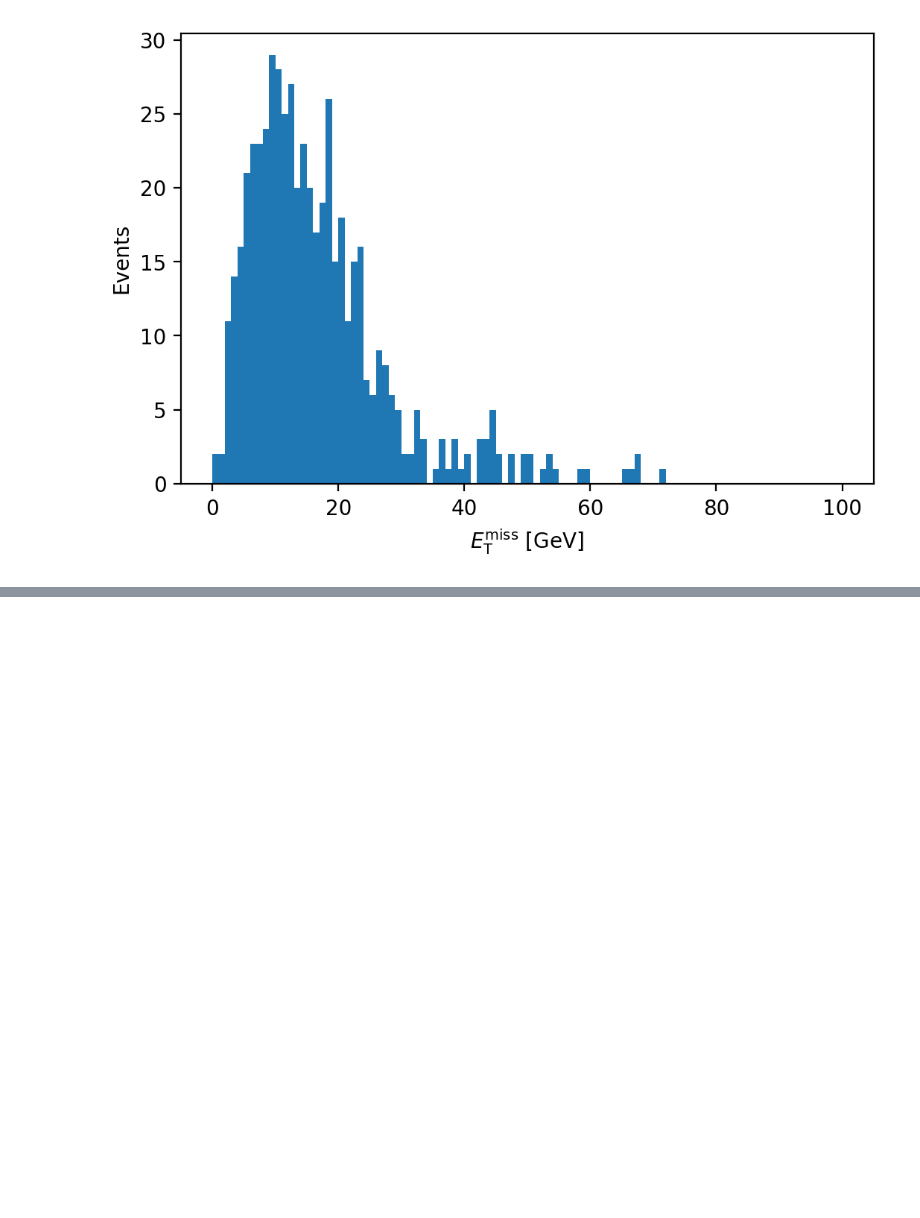
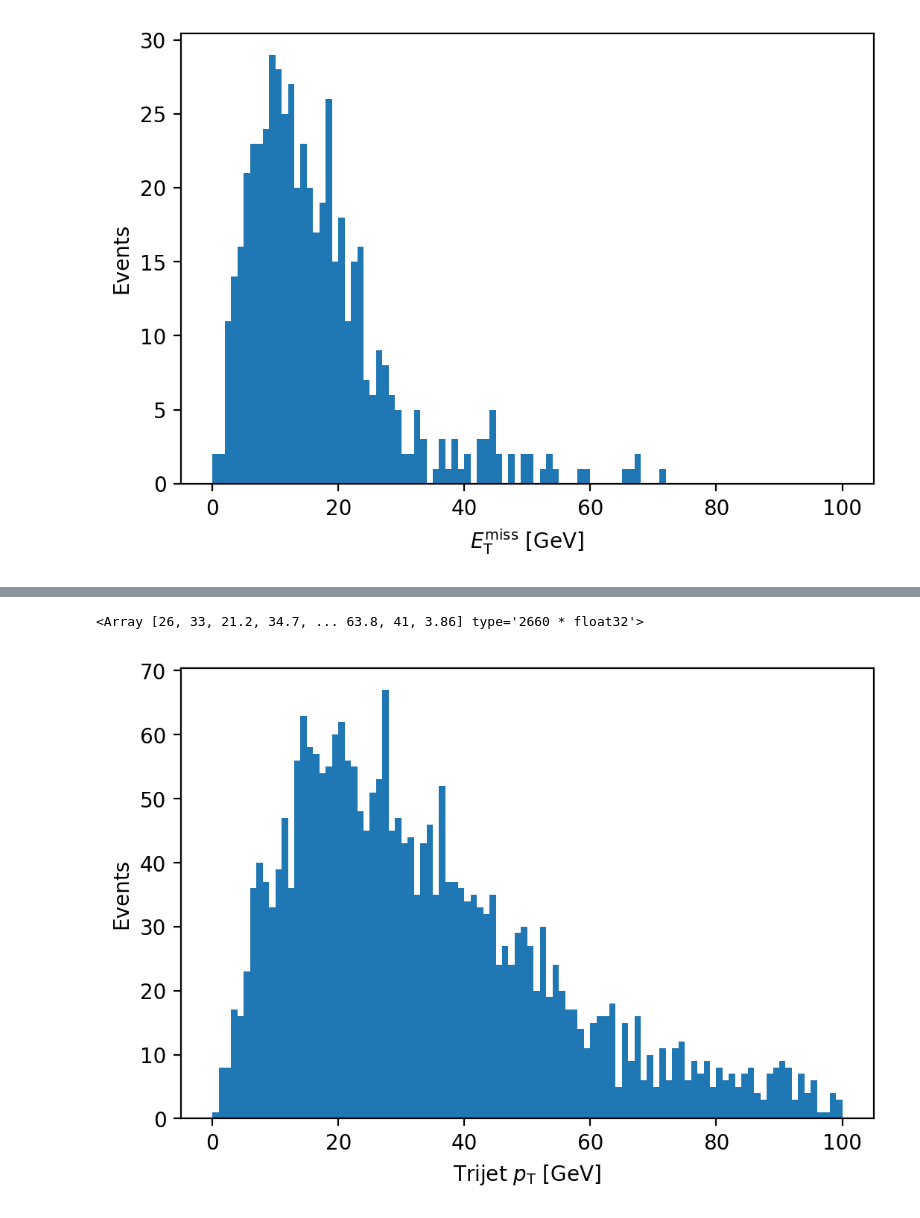
Before and after one commit to masonproffitt/func-adl-demo, a Jupyter notebook: demo.ipynb, the cells around one changed output, grey strips where cells are left out. Saved outputs shown, nothing was run; the diff lists cells and outputs as text; code cells hidden in the pictures; blank space fills up the shorter version.

```diff
--- a/demo.ipynb
+++ b/demo.ipynb
@@ -312,0 +278,22 @@ For now, these last few queries won't work. They use operations that haven't bee
+# %%
+best_trijet_pt_6 = ds.Where(lambda event: event.nJet >= 3)\
+                     .Select(lambda event: {'pt': event.Jet_pt,
+                                            'eta': event.Jet_eta,
+                                            'phi': event.Jet_phi,
+                                            'mass': event.Jet_mass}.Zip().ToFourMomenta()
+                                           .Choose(3)
+                                           .Select(lambda triplet: triplet[0] + triplet[1] + triplet[2])
+                                           .OrderBy(lambda trijet: abs(trijet.m - 172.5))
+                                           .First()
+                                           .Select(lambda best_trijet: best_trijet.pt)).value()
+# %%
+best_trijet_pt_6
+# %% [output]
+<Array [26, 33, 21.2, 34.7, ... 63.8, 41, 3.86] type='2660 * float32'>
+# %%
+plt.hist(best_trijet_pt_6, bins=100, range=(0, 100))
+plt.xlabel(r'Trijet $p_\mathrm{T}$ [GeV]')
+plt.ylabel('Events')
+plt.show()
+# %% [output]
+[figure, added]
```
Also changed, not shown: parts of 18 cells of this notebook.
